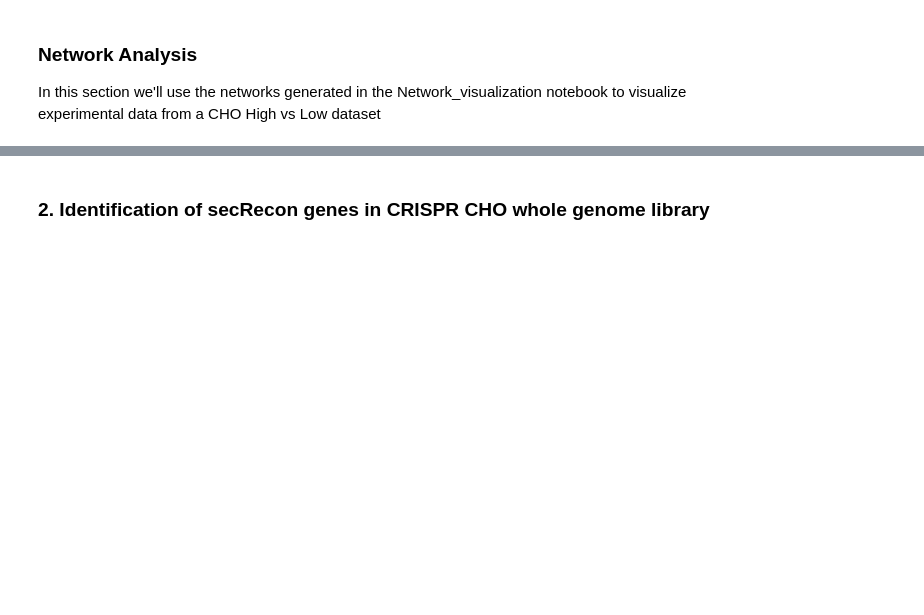
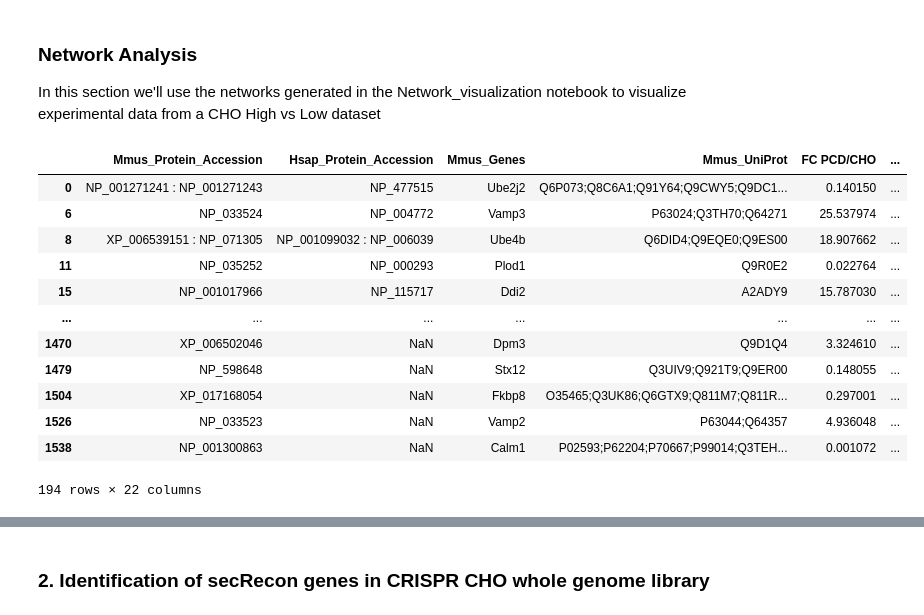
Before and after one commit to pablodig/secRecon-Secretory-Pathway-Reconstruction, a Jupyter notebook: Analyses.ipynb, the cells around one changed output, grey strips where cells are left out. Saved outputs shown, nothing was run; the diff lists cells and outputs as text; code cells hidden in the pictures; blank space fills up the shorter version.

```diff
--- a/Analyses.ipynb
+++ b/Analyses.ipynb
@@ -32,7 +35,7 @@ warnings.filterwarnings('ignore', category=FutureWarning)
 KEY_FILE_PATH = 'credentials.json'
 
 #CHO Network Reconstruction + Recon3D_v3 Google Sheet ID
-Sec_Recon_SPREADSHEET_ID = '1DaAdZlvMYDqb7g31I5dw-ZCZH52Xj_W3FnQMFUzqmiQ'
+Sec_Recon_SPREADSHEET_ID = '1L6qQQs48OdFd-mJcVqov_rSDoV90Ta0kib6UpL81OJQ'
 
 # Initialize the GoogleSheet object
 sec_recon_gsheet_file = GoogleSheet(Sec_Recon_SPREADSHEET_ID, KEY_FILE_PATH)
@@ -64,0 +73,16 @@ with open('gene_dict.pkl', 'rb') as f:
+# %%
+filtered_df
+# %% [output]
+|  | Mmus_Protein_Accession | Hsap_Protein_Accession | Mmus_Genes | Mmus_UniProt | FC PCD/CHO | ... |
+| 0 | NP_001271241 : NP_001271243 | NP_477515 | Ube2j2 | Q6P073;Q8C6A1;Q91Y64;Q9CWY5;Q9DC1... | 0.140150 | ... |
+| 6 | NP_033524 | NP_004772 | Vamp3 | P63024;Q3TH70;Q64271 | 25.537974 | ... |
+| 8 | XP_006539151 : NP_071305 | NP_001099032 : NP_006039 | Ube4b | Q6DID4;Q9EQE0;Q9ES00 | 18.907662 | ... |
+| 11 | NP_035252 | NP_000293 | Plod1 | Q9R0E2 | 0.022764 | ... |
+| 15 | NP_001017966 | NP_115717 | Ddi2 | A2ADY9 | 15.787030 | ... |
+| ... | ... | ... | ... | ... | ... | ... |
+| 1470 | XP_006502046 | NaN | Dpm3 | Q9D1Q4 | 3.324610 | ... |
+| 1479 | NP_598648 | NaN | Stx12 | Q3UIV9;Q921T9;Q9ER00 | 0.148055 | ... |
+| 1504 | XP_017168054 | NaN | Fkbp8 | O35465;Q3UK86;Q6GTX9;Q811M7;Q811R... | 0.297001 | ... |
+| 1526 | NP_033523 | NaN | Vamp2 | P63044;Q64357 | 4.936048 | ... |
+| 1538 | NP_001300863 | NaN | Calm1 | P02593;P62204;P70667;P99014;Q3TEH... | 0.001072 | ... |
+194 rows × 22 columns
```
Also changed, not shown: parts of 13 cells of this notebook, 4 other files.
